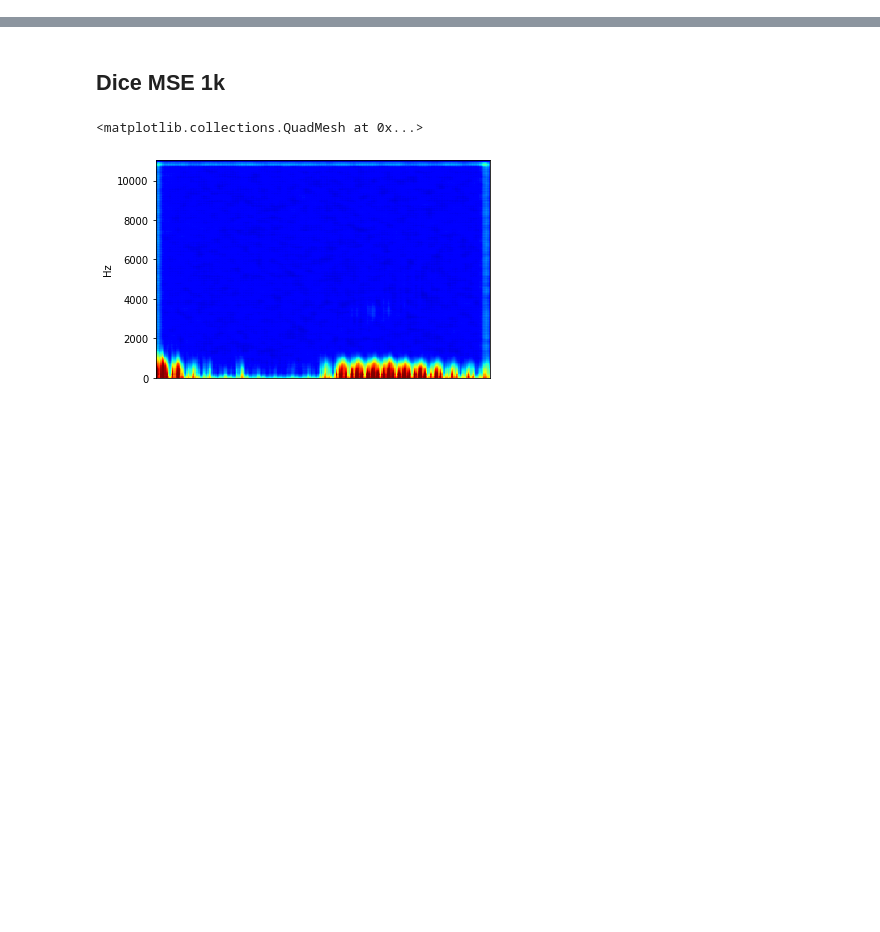
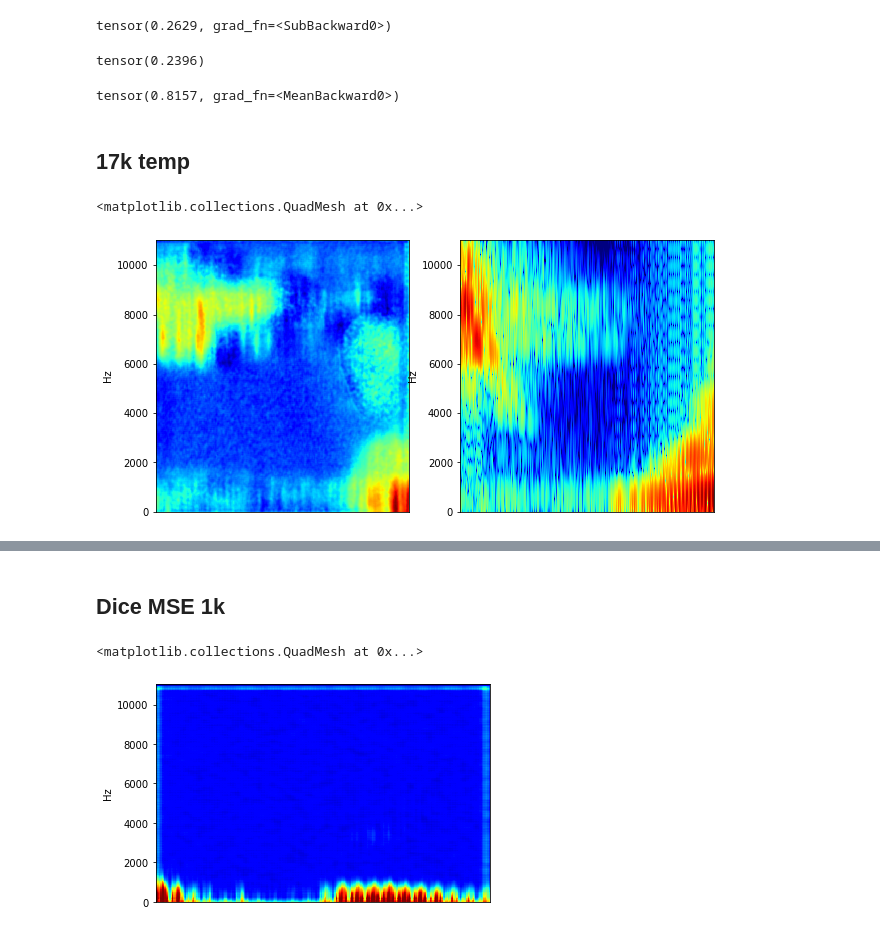
Before and after one commit to iabd/Dereverbify, a Jupyter notebook: Playground.ipynb, the cells around one changed output, grey strips where cells are left out. Saved outputs shown, nothing was run; the diff lists cells and outputs as text; code cells hidden in the pictures; blank space fills up the shorter version.

Commit message:
ssim loss

```diff
--- a/Playground.ipynb
+++ b/Playground.ipynb
@@ -26,7 +27,7 @@ checkpoint="/Users/zombie/mseDice1k.pt"
 from dataset import TrainDataset
 # %%
 dset=TrainDataset(path, revPath, 16000, 1024, 32, 'hamming', True)
-loader=DataLoader(dset, batch_size=32)
+loader=DataLoader(dset, batch_size=8)
 i=0
 maxs=[]
 maxis=[]
@@ -34,8 +35,5 @@ for batch in loader:
     print('yes {}'.format(i), end="\r")
     maxs.append(batch[0].max())
     maxis.append(batch[1].max())
-    i+=1
-    if i==3:
-        break
-#     print(batch[0].max())
+    break
 # %% [output]
@@ -48 +47,4 @@ torch.Size([32, 1, 512, 512])
 net=UNet(1,1)
+# %%
+ckp=torch.load(checkpoint, map_location='cpu')
+net.load_state_dict(ckp['modelStateDict'])
@@ -49,5 +53,7 @@ net=UNet(1,1)
+# %%
+out=net(batch[1])
 # %%
-temp1=out[7][0]
+temp1=out[0][0]
 # temp1=(temp1*0.5)+0.5
-temp=batch[0][7][0]
+temp=batch[0][0][0]
 # temp2=(temp2*0.5)+0.5
@@ -53,0 +116,4 @@ temp=batch[0][7][0]
+# %%
+out.max()-out.min()
+# %% [output]
+tensor(0.2629, grad_fn=<SubBackward0>)
@@ -53,0 +122,19 @@ temp=batch[0][7][0]
+# %%
+batch[1].max()-batch[1].min()
+# %% [output]
+tensor(0.2396)
+# %%
+ssim(out, batch[1], data_range=0.2396)
+# %% [output]
+tensor(0.8157, grad_fn=<MeanBackward0>)
+# %% [markdown]
+## 17k temp
+# %%
+plt.figure(figsize=(10,5))
+plt.subplot(1,2,1)
+librosa.display.specshow(librosa.power_to_db(temp1.detach().numpy()), y_axis='hz', cmap=cm.jet)
+plt.subplot(1,2,2)
+librosa.display.specshow(librosa.power_to_db(temp.detach().numpy()), y_axis='hz', cmap=cm.jet)
+# %% [output]
+<matplotlib.collections.QuadMesh at 0x...>
+[figure, added]
```
Also changed, not shown: parts of 26 cells of this notebook, 6 other files.
